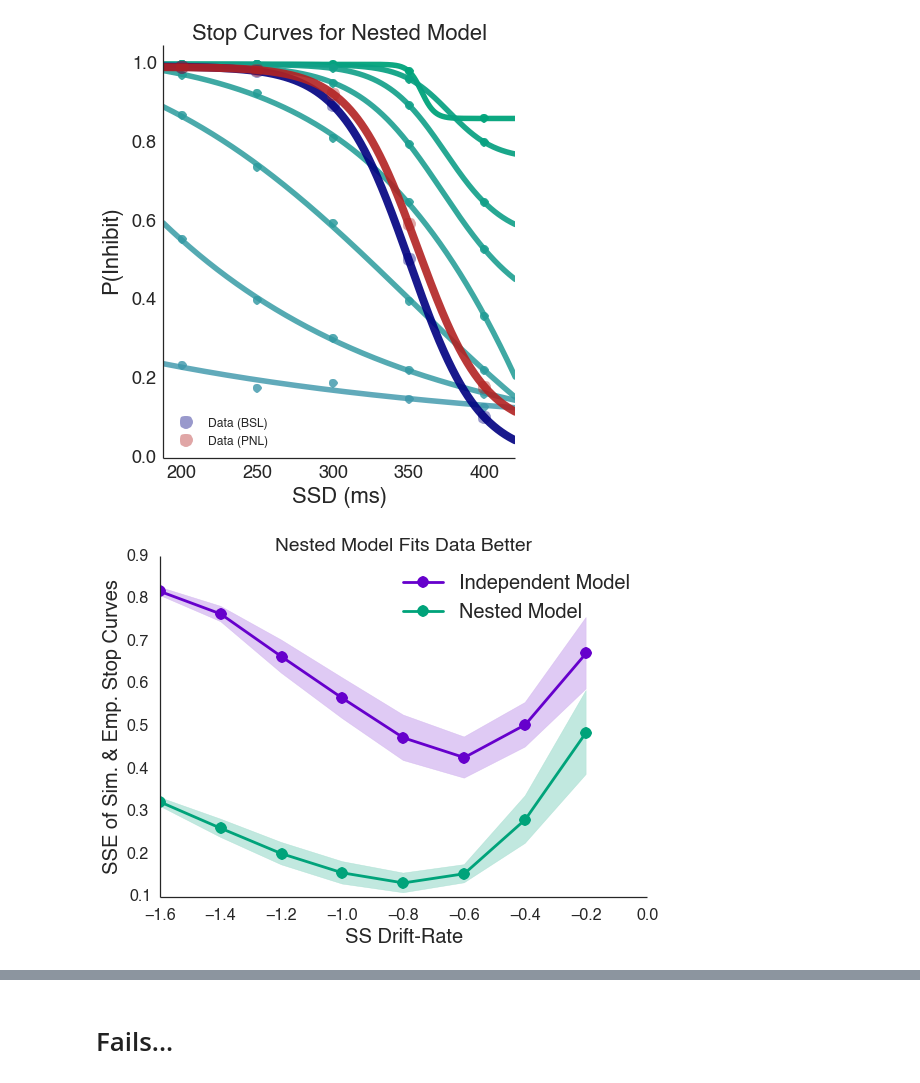
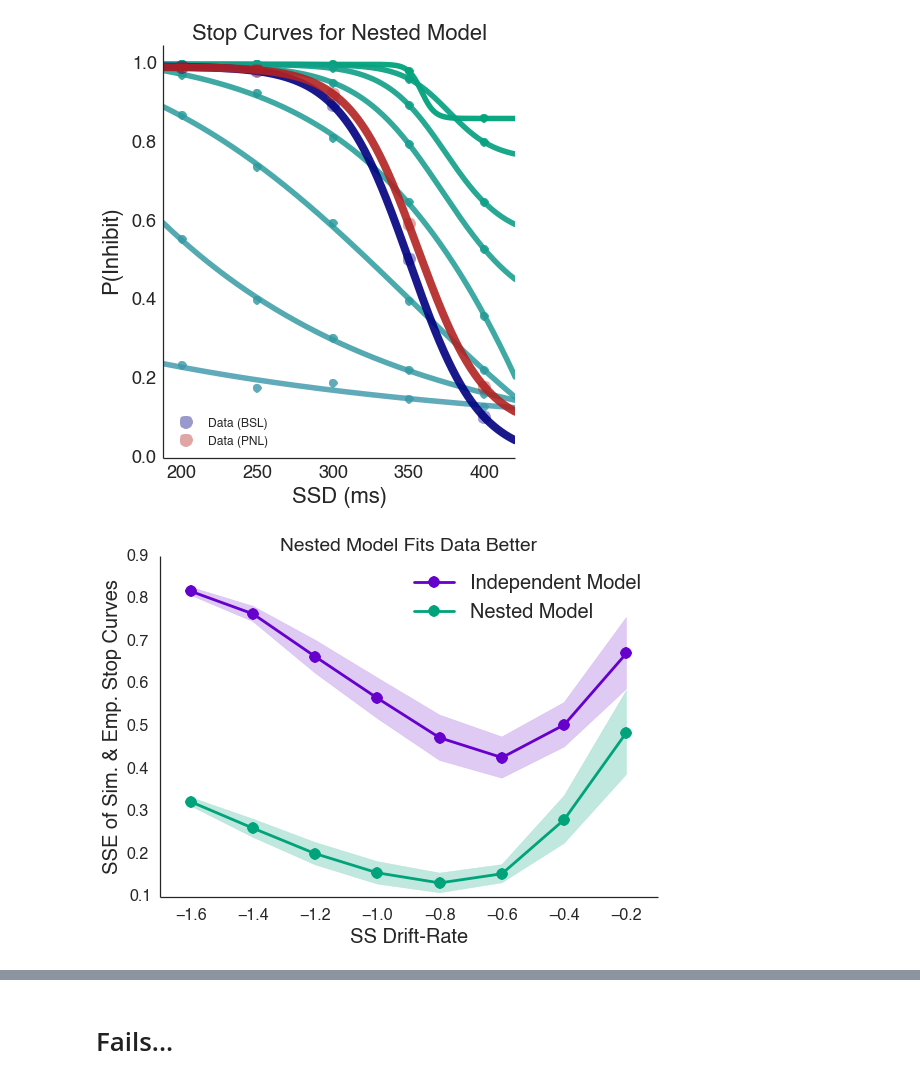
Before and after one commit to dunovank/pynb, a Jupyter notebook: SS/Ind v. Nested Model Comparison-VALIDATION.ipynb, the cells around one changed output, grey strips where cells are left out. Saved outputs shown, nothing was run; the diff lists cells and outputs as text; code cells hidden in the pictures.

```diff
--- a/SS/Ind v. Nested Model Comparison-VALIDATION.ipynb
+++ b/SS/Ind v. Nested Model Comparison-VALIDATION.ipynb
@@ -153,26 +112,26 @@ psy.scurves(ind_stop_curves, task='ssRe', plot_data=True, labels=labels)
 # %%
 sns.set_context('poster')
 
 imu_arr=np.array(ind_sse_mu)
 isd_arr=np.array(ind_sse_sd)
 
 dmu_arr=np.array(dep_sse_mu)
 dsd_arr=np.array(dep_sse_sd)
 
 
 f, ax = plt.subplots(1, figsize=(8, 6))
 ax.plot(ssvlist[::-1], ind_sse_mu, marker='o', color='#6600CC', label='Independent Model')
 ax.plot(ssvlist[::-1], dep_sse_mu, marker='o', color='#00A37A', label='Nested Model')
 ax.fill_between(ssvlist[::-1], imu_arr-isd_arr, imu_arr+isd_arr, color='#CBA8ED', alpha=.6)
 ax.fill_between(ssvlist[::-1], dmu_arr-dsd_arr, dmu_arr+dsd_arr, color='#99DACA', alpha=.6)
 sns.despine()
 ax.legend(loc=0, fontsize=20)
-
+labels=['Independent Model','Nested Model']
 ax.set_xlabel('SS Drift-Rate', fontsize=20)
 ax.set_ylabel('SSE of Sim. & Emp. Stop Curves', fontsize=20)
 ax.set_title("Nested Model Fits Data Better")
-
+ax.set_xlim(ssvlist[::-1][0]-.1, ssvlist[::-1][-1]+.1)
 plt.tight_layout()
 f.savefig(pth+"CoAx/SS/Independent_vs_Nested.png", dpi=600)
 # %% [output]
-[figure, old version]
+[figure, new version]
```
Also changed, not shown: parts of 2 cells of this notebook.
